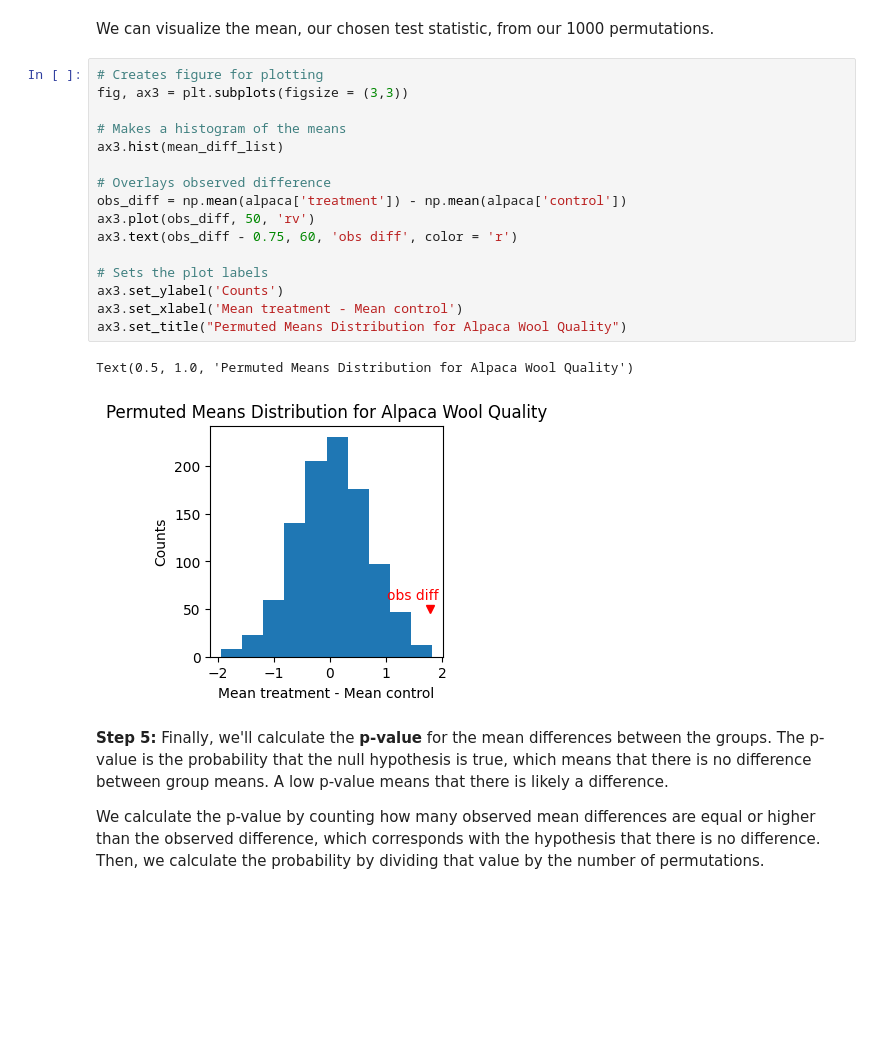
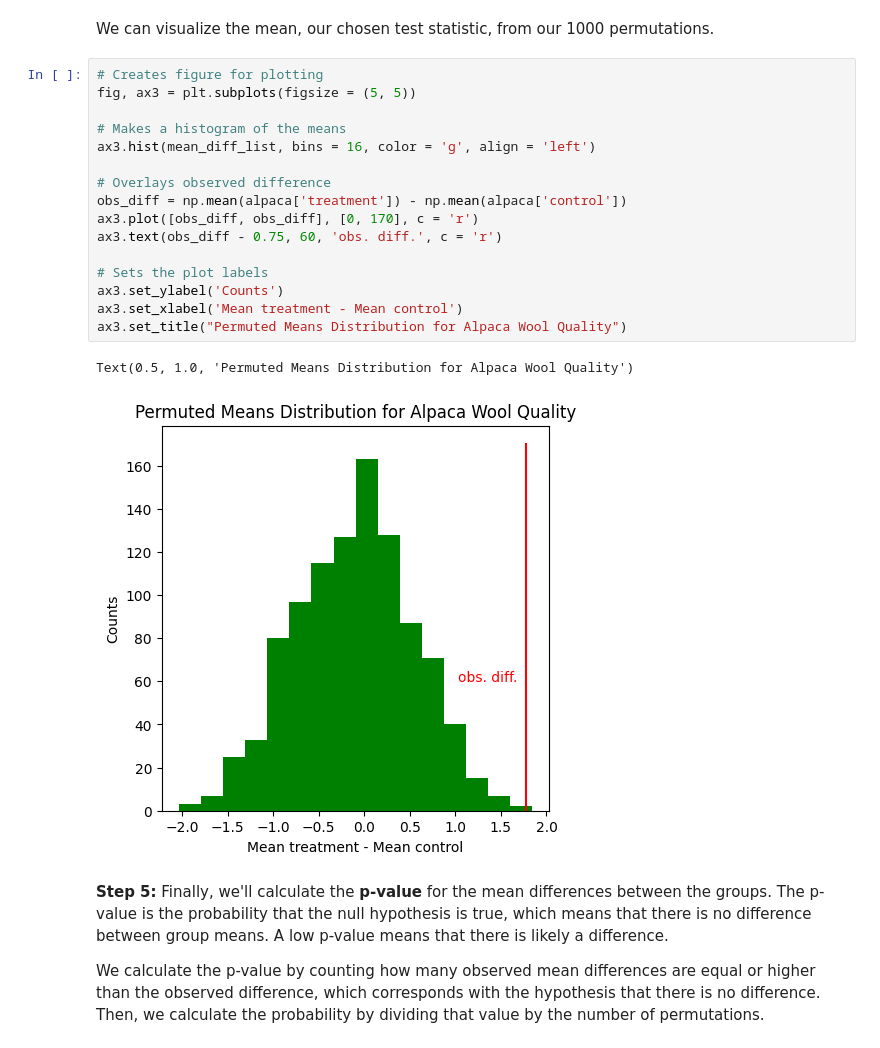
Before and after one commit to bds311/bds311.github.io, a Jupyter notebook: class_notes/permutation_tests.ipynb, the cells around one changed output. Drawn from its saved outputs; the diff is of its cells as text; blank space fills up the shorter version.

```diff
--- a/class_notes/permutation_tests.ipynb
+++ b/class_notes/permutation_tests.ipynb
@@ -147,23 +147,23 @@ for each_shuffle in range(num_permutations):
 We can visualize the mean, our chosen test statistic, from our 1000 permutations.
 # %%
 # Creates figure for plotting
-fig, ax3 = plt.subplots(figsize = (3,3))
+fig, ax3 = plt.subplots(figsize = (5, 5))
 
 # Makes a histogram of the means
-ax3.hist(mean_diff_list)
+ax3.hist(mean_diff_list, bins = 16, color = 'g', align = 'left')
 
 # Overlays observed difference
 obs_diff = np.mean(alpaca['treatment']) - np.mean(alpaca['control'])
-ax3.plot(obs_diff, 50, 'rv')
-ax3.text(obs_diff - 0.75, 60, 'obs diff', color = 'r')
+ax3.plot([obs_diff, obs_diff], [0, 170], c = 'r')
+ax3.text(obs_diff - 0.75, 60, 'obs. diff.', c = 'r')
 
 # Sets the plot labels
 ax3.set_ylabel('Counts')
 ax3.set_xlabel('Mean treatment - Mean control')
 ax3.set_title("Permuted Means Distribution for Alpaca Wool Quality")
 # %% [output]
 Text(0.5, 1.0, 'Permuted Means Distribution for Alpaca Wool Quality')
-[figure, old version]
+[figure, new version]
 # %% [markdown]
 **Step 5:** Finally, we'll calculate the **p-value** for the mean differences between the groups. The p-value is the probability that the null hypothesis is true, which means that there is no difference between group means. A low p-value means that there is likely a difference.
 
```
Also changed, not shown: parts of 3 cells of this notebook, 4 other files.
